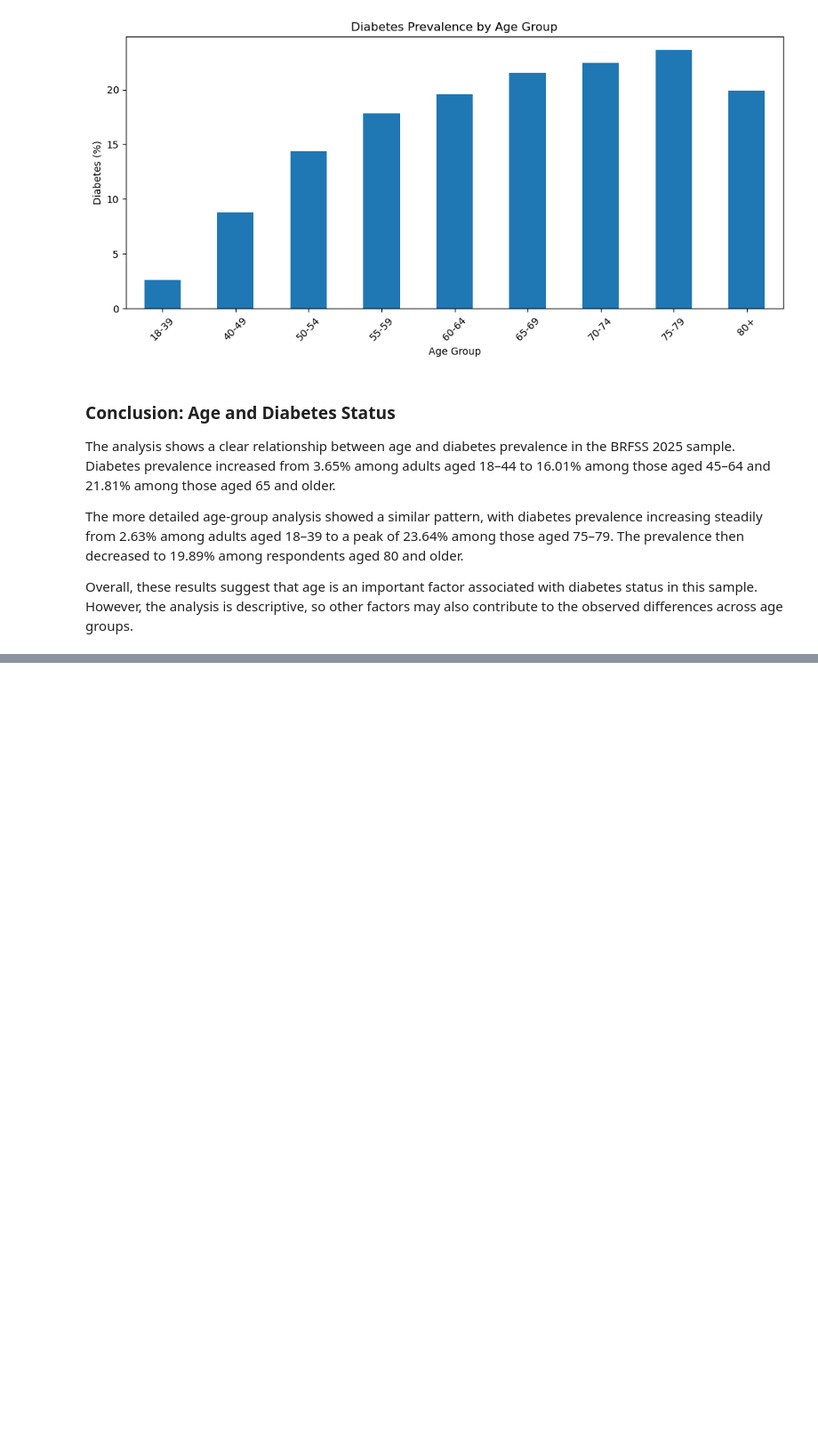
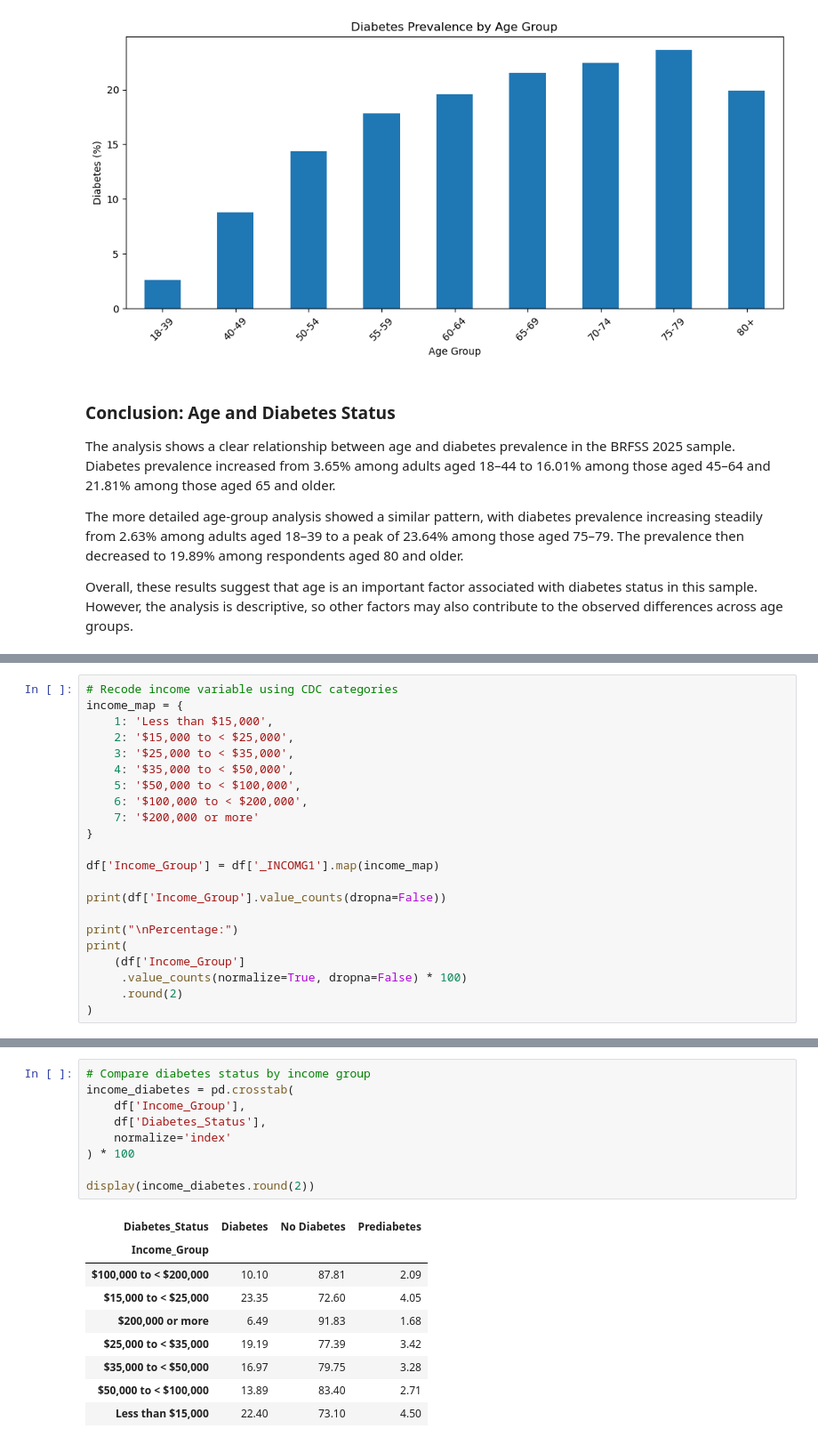
Before and after one commit to fujisoftboy2009/F26_4495_S2_LiqinS, a Jupyter notebook: Implementation/DiabetesAnalysis.ipynb, the cells around one changed output, grey strips where cells are left out. Shown at 89% size. Cells and saved outputs as stored; diff of their text form; blank space fills up the shorter version.

```diff
--- a/Implementation/DiabetesAnalysis.ipynb
+++ b/Implementation/DiabetesAnalysis.ipynb
@@ -370,0 +959,22 @@ Overall, these results suggest that age is an important factor associated with d
+# %%
+# Recode income variable using CDC categories
+income_map = {
+    1: 'Less than $15,000',
+    2: '$15,000 to < $25,000',
+    3: '$25,000 to < $35,000',
+    4: '$35,000 to < $50,000',
+    5: '$50,000 to < $100,000',
+    6: '$100,000 to < $200,000',
+    7: '$200,000 or more'
+}
+
+df['Income_Group'] = df['_INCOMG1'].map(income_map)
+
+print(df['Income_Group'].value_counts(dropna=False))
+
+print("\nPercentage:")
+print(
+    (df['Income_Group']
+     .value_counts(normalize=True, dropna=False) * 100)
+     .round(2)
+)
@@ -370,0 +999,19 @@ Overall, these results suggest that age is an important factor associated with d
+# %%
+# Compare diabetes status by income group
+income_diabetes = pd.crosstab(
+    df['Income_Group'],
+    df['Diabetes_Status'],
+    normalize='index'
+) * 100
+
+display(income_diabetes.round(2))
+# %% [output]
+| Diabetes_Status | Diabetes | No Diabetes | Prediabetes |
+| Income_Group |  |  |  |
+| $100,000 to < $200,000 | 10.10 | 87.81 | 2.09 |
+| $15,000 to < $25,000 | 23.35 | 72.60 | 4.05 |
+| $200,000 or more | 6.49 | 91.83 | 1.68 |
+| $25,000 to < $35,000 | 19.19 | 77.39 | 3.42 |
+| $35,000 to < $50,000 | 16.97 | 79.75 | 3.28 |
+| $50,000 to < $100,000 | 13.89 | 83.40 | 2.71 |
+| Less than $15,000 | 22.40 | 73.10 | 4.50 |
```
Also changed, not shown: parts of 74 cells of this notebook.
